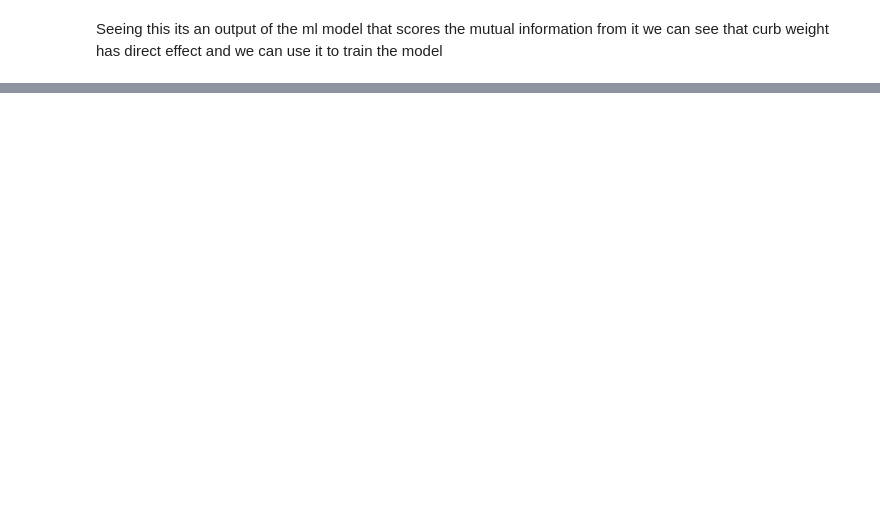
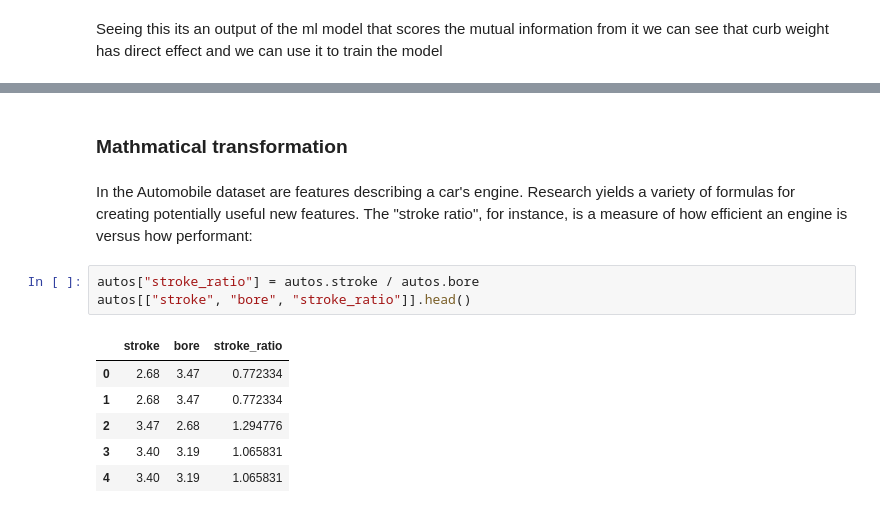
Before and after one commit to Muhammad-Awais-Tariq/Data-Preprocessing, a Jupyter notebook: Feature Engineering/feature_kaggle.ipynb, the cells around one changed output, grey strips where cells are left out. Saved outputs shown, nothing was run; the diff lists cells and outputs as text; blank space fills up the shorter version.

```diff
--- a/Feature Engineering/feature_kaggle.ipynb
+++ b/Feature Engineering/feature_kaggle.ipynb
@@ -108,0 +141,14 @@ Seeing this its an output of the ml model that scores the mutual information fro
+# %% [markdown]
+### Mathmatical transformation
+# %% [markdown]
+In the Automobile dataset are features describing a car's engine. Research yields a variety of formulas for creating potentially useful new features. The "stroke ratio", for instance, is a measure of how efficient an engine is versus how performant:
+# %%
+autos["stroke_ratio"] = autos.stroke / autos.bore
+autos[["stroke", "bore", "stroke_ratio"]].head()
+# %% [output]
+|  | stroke | bore | stroke_ratio |
+| 0 | 2.68 | 3.47 | 0.772334 |
+| 1 | 2.68 | 3.47 | 0.772334 |
+| 2 | 3.47 | 2.68 | 1.294776 |
+| 3 | 3.40 | 3.19 | 1.065831 |
+| 4 | 3.40 | 3.19 | 1.065831 |
```
Also changed, not shown: parts of 7 cells of this notebook.
